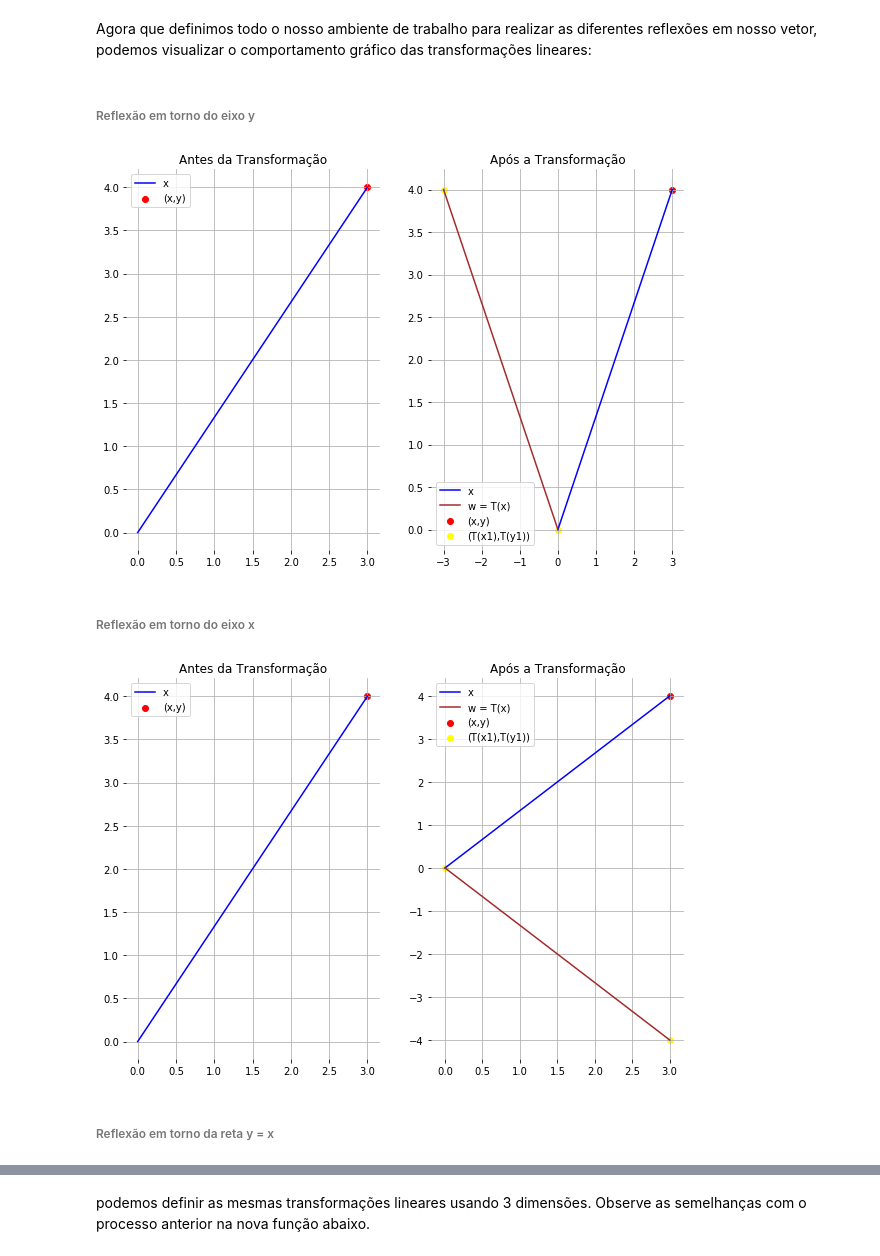
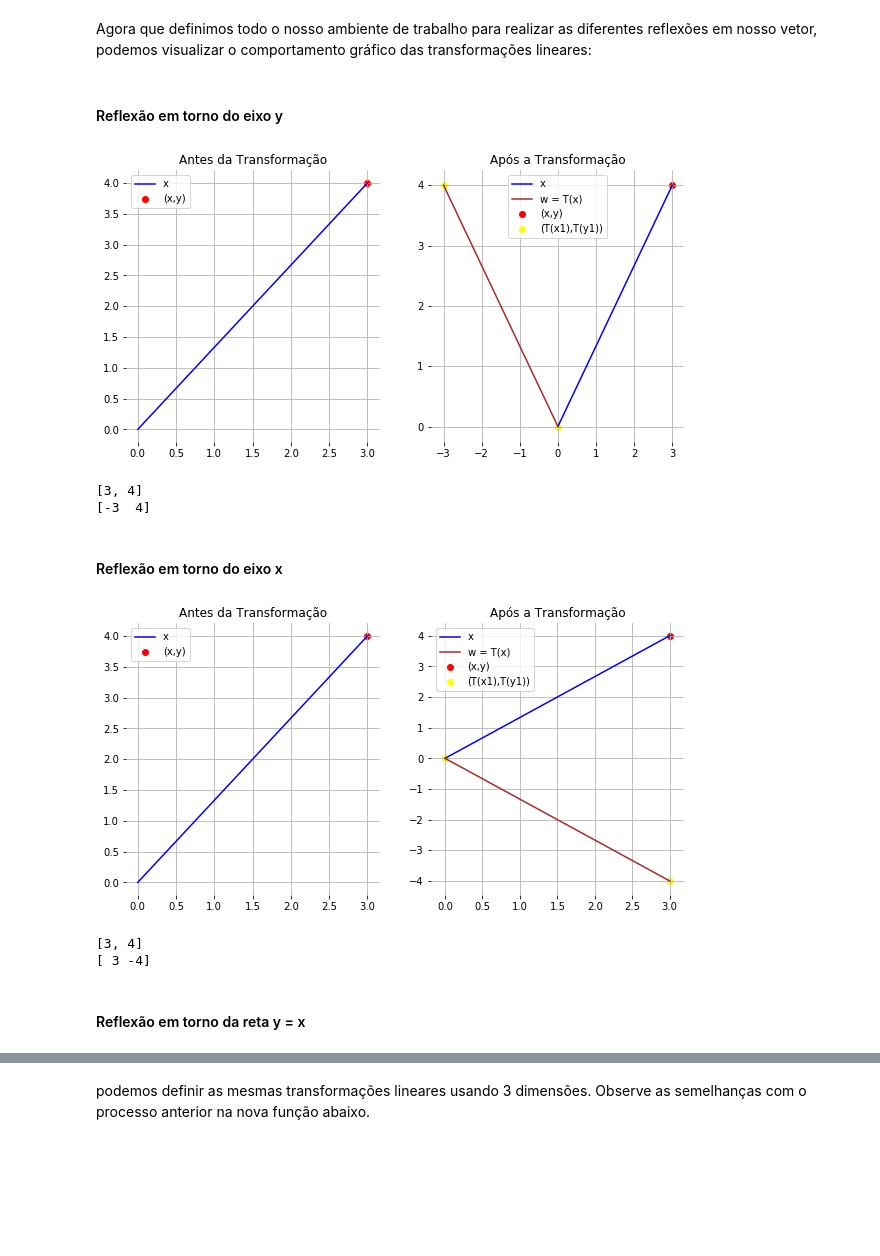
Before and after one commit to Alyssonmach/Algebra-Linear-com-Python, a Jupyter notebook: Conteúdo O - A Geometria das Transformações Lineares/prog15_AGeometriaDasTransformacoesLineares.ipynb, the cells around one changed output, grey strips where cells are left out. Saved outputs shown, nothing was run; the diff lists cells and outputs as text; code cells hidden in the pictures; blank space fills up the shorter version.

```diff
--- a/Conteúdo O - A Geometria das Transformações Lineares/prog15_AGeometriaDasTransformacoesLineares.ipynb
+++ b/Conteúdo O - A Geometria das Transformações Lineares/prog15_AGeometriaDasTransformacoesLineares.ipynb
@@ -48,8 +48,9 @@ import matplotlib.pyplot as plt
 Vamos agora definir uma função que, ao receber um vetor em uma lista e a matriz de transformação adequada, realiza a transformação linear responsável por fazer a reflexão do vetor em questão.
 # %%
 def transformacaoLinear2d(vetor, matriz):
+
     # definindo as dimensões da figura
-    plt.figure(figsize = (10,7))
+    plt.figure(figsize = (10,5))
     # plotando mais de um gráfico na mesma área de trabalho
     # plt.subplot(1 linha, 2 colunas, 1º gráfico)
     plt.subplot(1,2,1)
@@ -96,13 +97,14 @@ def transformacaoLinear2d(vetor, matriz):
     plt.legend()
     # adicionando um título ao gráfico
     plt.title("Após a Transformação")
+
     # função não retorna nenhum valor
     return None
 # %% [markdown]
 Vamos agora definir um vetor qualquer, para testarmos as matrizes de transformação.
 # %%
 # definindo um vetor qualquer para utilizarmos no nosso exemplo
-vetor = [3,4]
+vetor2d = [3,4]
 # %% [markdown]
 Por fim, devemos definir as matrizes também em Python para conseguirmos compilar e visualizar as transformações lineares com auxílio da função acima.
 # %%
@@ -118,20 +120,36 @@ matriz3 = np.array([[0, 1],
 # %% [markdown]
 Agora que definimos todo o nosso ambiente de trabalho para realizar as diferentes reflexões em nosso vetor, podemos visualizar o comportamento gráfico das transformações lineares:
 # %% [markdown]
-###### Reflexão em torno do eixo y
+#### Reflexão em torno do eixo y
 # %%
 # realizando a transformação linear responsável por fazer uma reflexão em torno do eixo y
-transformacaoLinear2d(vetor, matriz1)
+transformacaoLinear2d(vetor2d, matriz1)
 # %% [output]
-[figure, old version]
+[figure, new version]
+# %%
+# visualizando o vetor antes da transformação linear
+print(vetor2d)
+# visualizando o vetor depois da transformação linear
+print(np.dot(vetor2d, matriz1))
+# %% [output]
+[3, 4]
+[-3  4]
 # %% [markdown]
-###### Reflexão em torno do eixo x
+#### Reflexão em torno do eixo x
 # %%
 # realizando a transformação linear responsável por fazer uma reflexão em torno do eixo x
-transformacaoLinear2d(vetor, matriz2)
+transformacaoLinear2d(vetor2d, matriz2)
 # %% [output]
-[figure, old version]
+[figure, new version]
+# %%
+# visualizando o vetor antes da transformação linear
+print(vetor2d)
+# visualizando o vetor depois da transformação linear
+print(np.dot(vetor2d, matriz2))
+# %% [output]
+[3, 4]
+[ 3 -4]
 # %% [markdown]
-###### Reflexão em torno da reta y = x
+#### Reflexão em torno da reta y = x
 # %%
 # realizando a transformação linear responsável por fazer uma reflexão em torno da reta y = x
```
Also changed, not shown: parts of 76 cells of this notebook.
